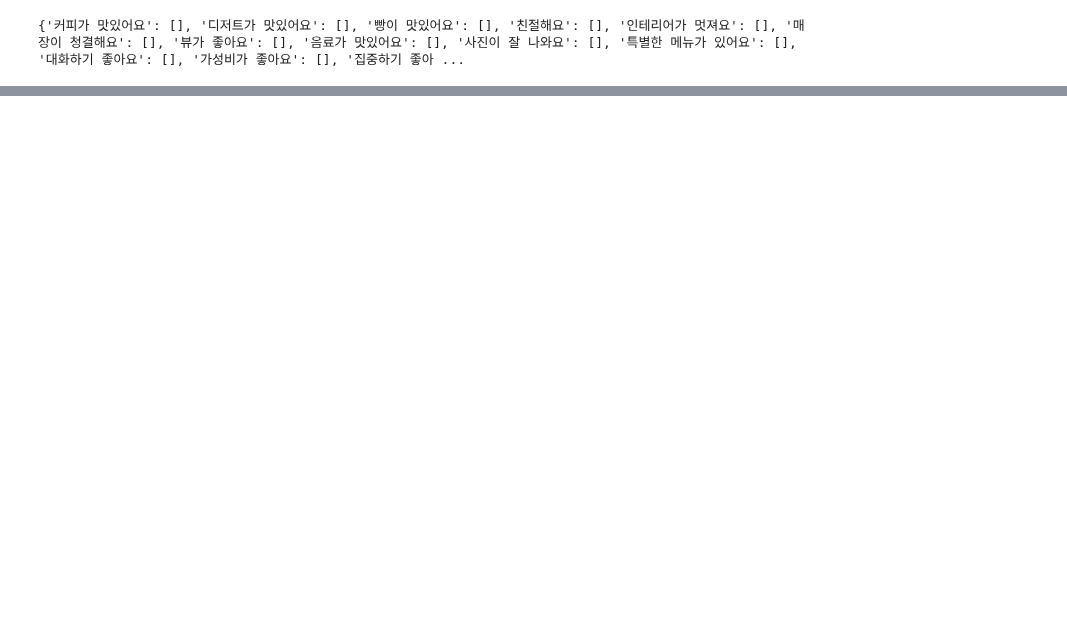
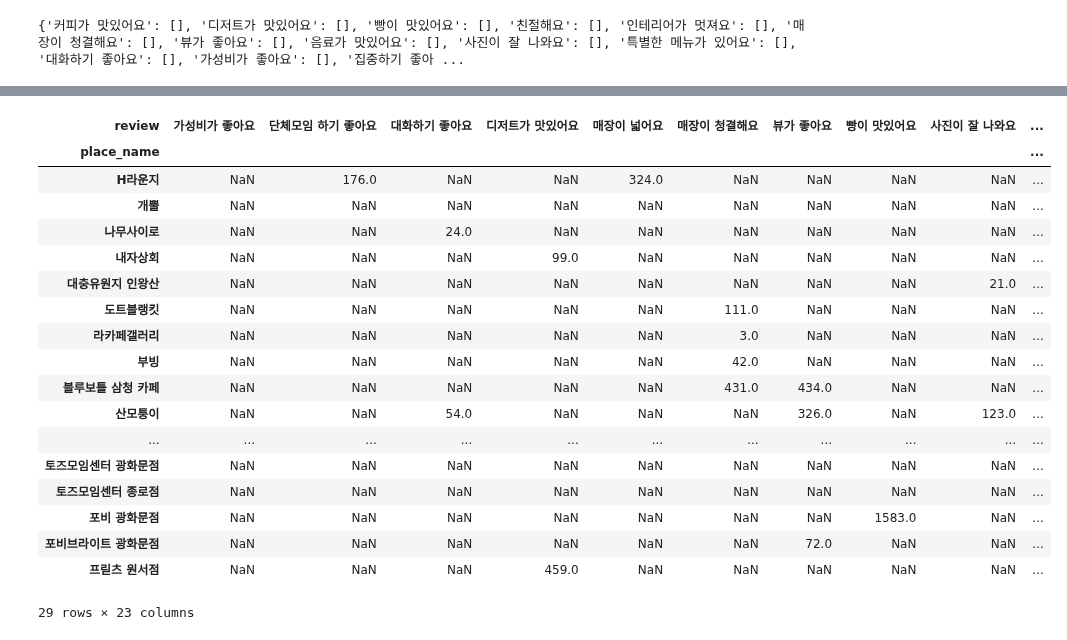
Before and after one commit to DongChanLee/recommendation, a Jupyter notebook: test_dataframe.ipynb, the cells around one changed output, grey strips where cells are left out. Cells and saved outputs as stored; diff of their text form; code cells hidden in the pictures; blank space fills up the shorter version.

```diff
--- a/test_dataframe.ipynb
+++ b/test_dataframe.ipynb
@@ -263,0 +576,23 @@ sub_driver = webdriver.Chrome(chromedriver)
+# %%
+# 각 플레이스에 대한 리뷰 전체적인 평점
+rating_matrix.T
+# %% [output]
+| review | 가성비가 좋아요 | 단체모임 하기 좋아요 | 대화하기 좋아요 | 디저트가 맛있어요 | 매장이 넓어요 | 매장이 청결해요 | 뷰가 좋아요 | 빵이 맛있어요 | 사진이 잘 나와요 | ... |
+| place_name |  |  |  |  |  |  |  |  |  | ... |
+| H라운지 | NaN | 176.0 | NaN | NaN | 324.0 | NaN | NaN | NaN | NaN | ... |
+| 개뿔 | NaN | NaN | NaN | NaN | NaN | NaN | NaN | NaN | NaN | ... |
+| 나무사이로 | NaN | NaN | 24.0 | NaN | NaN | NaN | NaN | NaN | NaN | ... |
+| 내자상회 | NaN | NaN | NaN | 99.0 | NaN | NaN | NaN | NaN | NaN | ... |
+| 대충유원지 인왕산 | NaN | NaN | NaN | NaN | NaN | NaN | NaN | NaN | 21.0 | ... |
+| 도트블랭킷 | NaN | NaN | NaN | NaN | NaN | 111.0 | NaN | NaN | NaN | ... |
+| 라카페갤러리 | NaN | NaN | NaN | NaN | NaN | 3.0 | NaN | NaN | NaN | ... |
+| 부빙 | NaN | NaN | NaN | NaN | NaN | 42.0 | NaN | NaN | NaN | ... |
+| 블루보틀 삼청 카페 | NaN | NaN | NaN | NaN | NaN | 431.0 | 434.0 | NaN | NaN | ... |
+| 산모퉁이 | NaN | NaN | 54.0 | NaN | NaN | NaN | 326.0 | NaN | 123.0 | ... |
+| ... | ... | ... | ... | ... | ... | ... | ... | ... | ... | ... |
+| 토즈모임센터 광화문점 | NaN | NaN | NaN | NaN | NaN | NaN | NaN | NaN | NaN | ... |
+| 토즈모임센터 종로점 | NaN | NaN | NaN | NaN | NaN | NaN | NaN | NaN | NaN | ... |
+| 포비 광화문점 | NaN | NaN | NaN | NaN | NaN | NaN | NaN | 1583.0 | NaN | ... |
+| 포비브라이트 광화문점 | NaN | NaN | NaN | NaN | NaN | NaN | 72.0 | NaN | NaN | ... |
+| 프릳츠 원서점 | NaN | NaN | NaN | 459.0 | NaN | NaN | NaN | NaN | NaN | ... |
+29 rows × 23 columns
```
Also changed, not shown: parts of 38 cells of this notebook, 7 other files.
